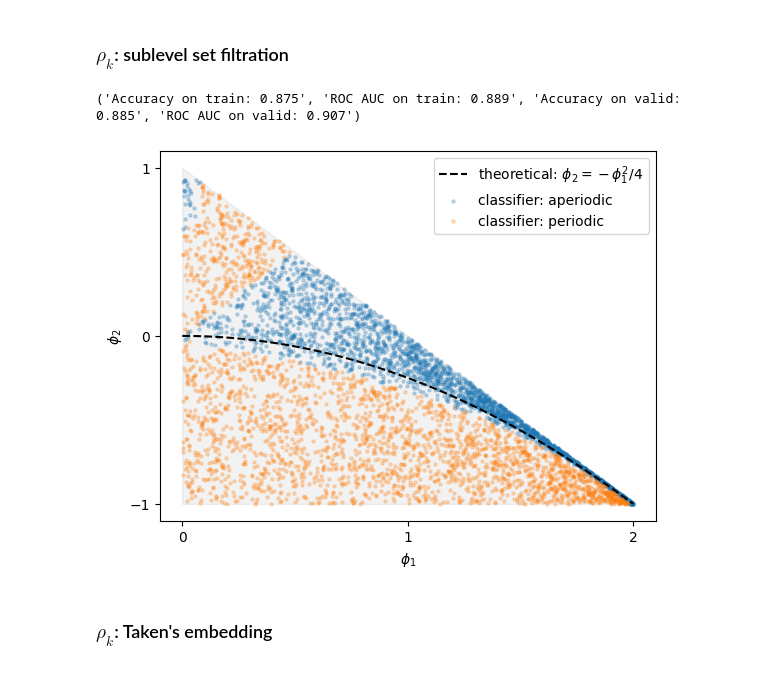
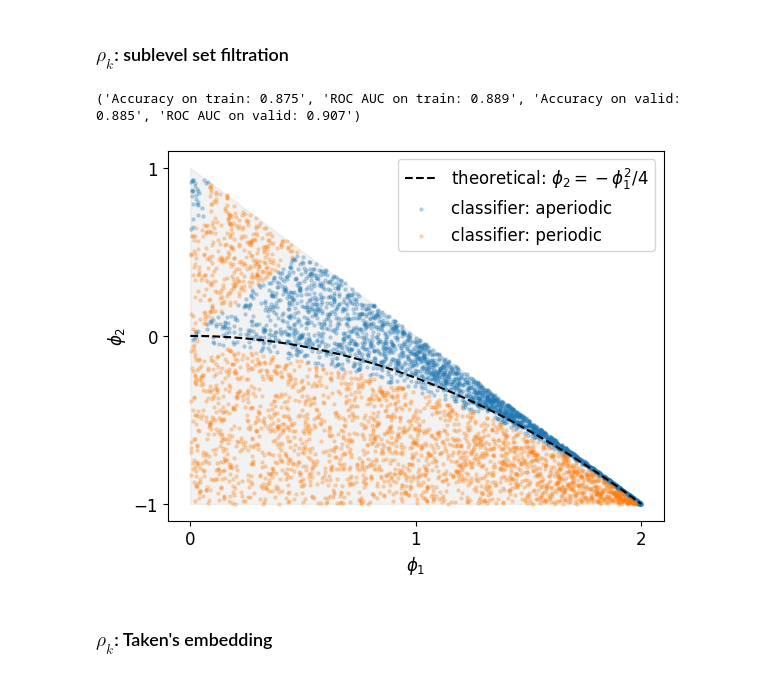
Before and after one commit to griegner/dsc214, a Jupyter notebook: project/01-report.ipynb, the cells around one changed output. Saved outputs shown, nothing was run; the diff lists cells and outputs as text; code cells hidden in the pictures.

```diff
--- a/project/01-report.ipynb
+++ b/project/01-report.ipynb
@@ -13,6 +13,8 @@ from sklearn.metrics import accuracy_score, roc_auc_score
 from sklearn.model_selection import train_test_split
 from sklearn.pipeline import FeatureUnion
 from src import acf_utils, sim
+
+plt.rcParams["font.size"] = 12
 
 
 def get_accuracy(model, X_train, X_valid, y_train, y_valid):
@@ -44,38 +46,39 @@ def plot_classification(model, Xs, phis):
         label="classifier: periodic",
     )
     ax.legend()
+    return fig
 # %% [markdown]
 ### $\rho_k$: sublevel set filtration
 # %%
 def sim_xy(idx, n_lags, features):
     """returns persistence entropy from sublevel set filtration of acf"""
     y = idx % 2
     phis = nb_utils.gen_ar2_coeffs(oscillatory=y, phi1="positive", random_seed=idx)
     x_acf = acf_utils.ar_to_acf(phis, n_lags=n_lags)  # theoretical acf
     x_acf_ssf = nb_utils.sublevel_set_filtration(x_acf)  # sublevel-set filtration -> PH
     x_acf_ft = features.fit_transform(x_acf_ssf)
     return phis, x_acf_ft.squeeze(), y
 
 
 n_lags, n_repeats = 50, 5000  # simulation settings
 features = FeatureUnion(
     [("nop", NumberOfPoints()), ("pe", PersistenceEntropy()), ("amp", Amplitude())]
 )
 model = LogisticRegression()  # classification settings
 
 phis, Xs, ys = zip(*[(sim_xy(idx, n_lags, features)) for idx in range(n_repeats)])
 phis, Xs, ys = np.array(phis), np.array(Xs), np.array(ys)
 
 # fit classifier
 X_train, X_valid, y_train, y_valid = train_test_split(Xs, ys, test_size=0.2, random_state=0)
 model.fit(X_train, y_train)
 
 # classifier metrics
 print(get_accuracy(model, X_train, X_valid, y_train, y_valid))
-plot_classification(model, Xs, phis)
+fig = plot_classification(model, Xs, phis)
 # %% [output]
 ('Accuracy on train: 0.875', 'ROC AUC on train: 0.889', 'Accuracy on valid: 0.885', 'ROC AUC on valid: 0.907')
-[figure, old version]
+[figure, new version]
 # %% [markdown]
 ### $\rho_k$: Taken's embedding
 # %%
```
Also changed, not shown: parts of 2 cells of this notebook, 1 other file.
